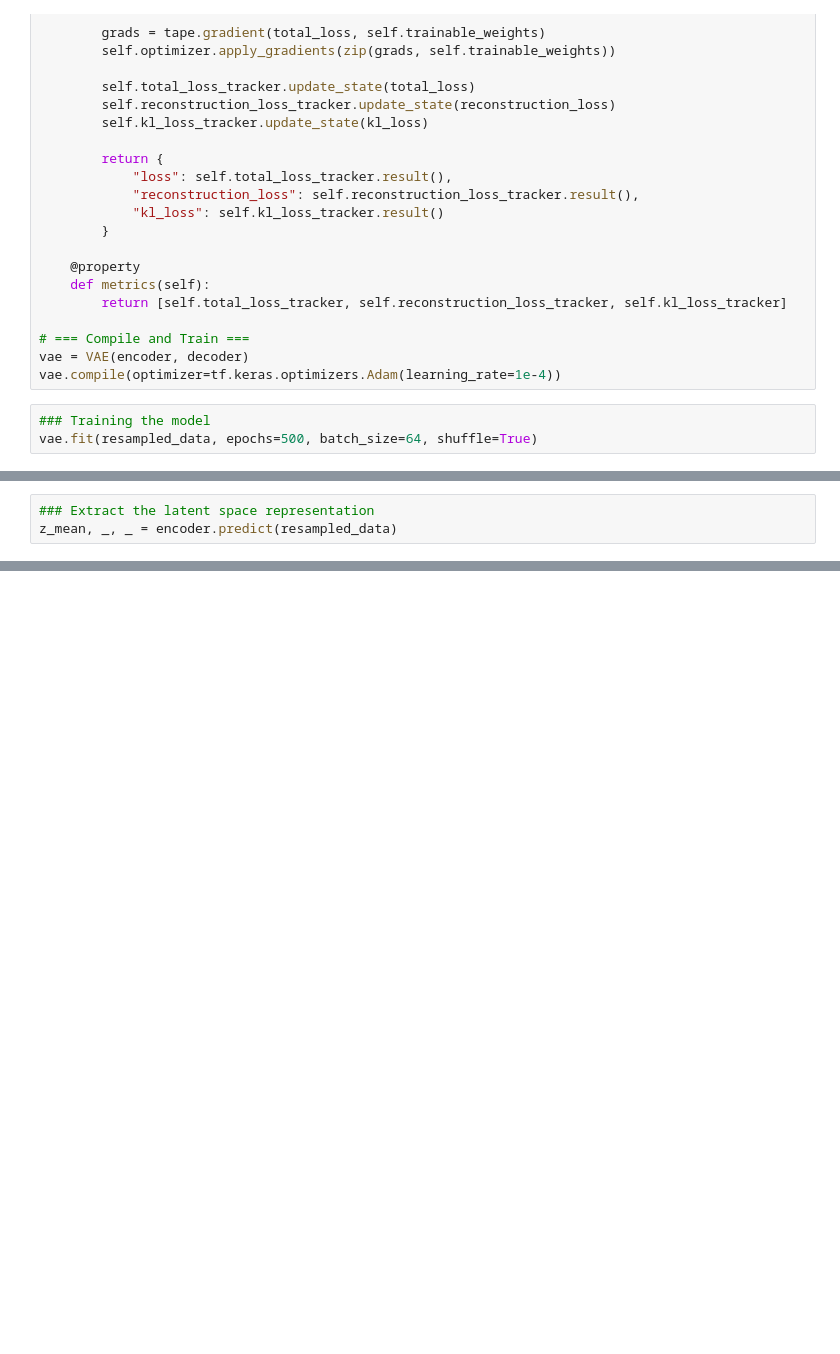
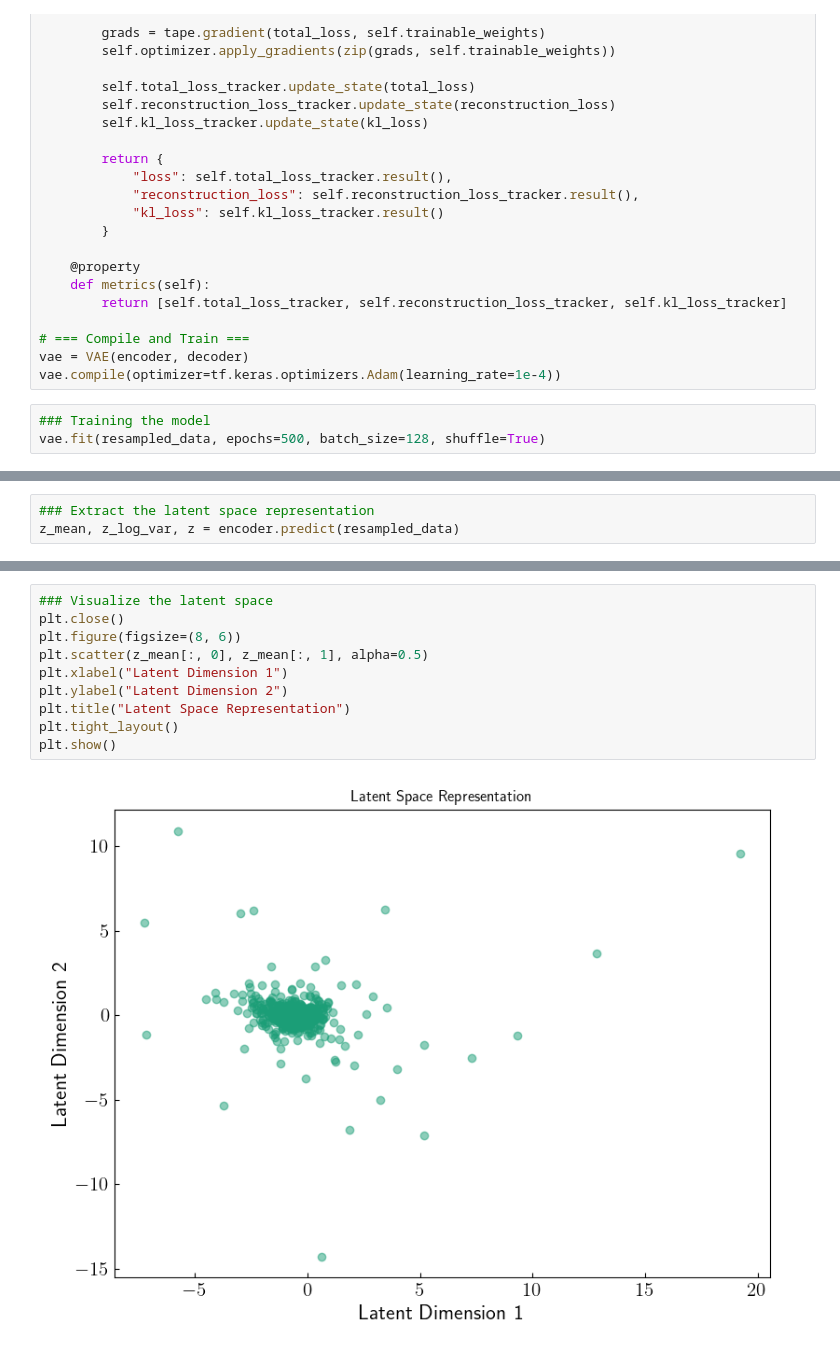
Before and after one commit to aayush3009/learnspec, a Jupyter notebook: notebooks/vae_clustering.ipynb, the cells around one changed output, grey strips where cells are left out. Drawn from its saved outputs; the diff is of its cells as text; blank space fills up the shorter version.

```diff
--- a/notebooks/vae_clustering.ipynb
+++ b/notebooks/vae_clustering.ipynb
@@ -238,4 +250,4 @@ vae = VAE(encoder, decoder)
 vae.compile(optimizer=tf.keras.optimizers.Adam(learning_rate=1e-4))
 # %%
 ### Training the model
-vae.fit(resampled_data, epochs=500, batch_size=64, shuffle=True)
+vae.fit(resampled_data, epochs=500, batch_size=128, shuffle=True)
@@ -242,3 +322,3 @@ vae.fit(resampled_data, epochs=500, batch_size=64, shuffle=True)
 # %%
 ### Extract the latent space representation
-z_mean, _, _ = encoder.predict(resampled_data)
+z_mean, z_log_var, z = encoder.predict(resampled_data)
@@ -244,0 +327,12 @@ z_mean, _, _ = encoder.predict(resampled_data)
+# %%
+### Visualize the latent space
+plt.close()
+plt.figure(figsize=(8, 6))
+plt.scatter(z_mean[:, 0], z_mean[:, 1], alpha=0.5)
+plt.xlabel("Latent Dimension 1")
+plt.ylabel("Latent Dimension 2")
+plt.title("Latent Space Representation")
+plt.tight_layout()
+plt.show()
+# %% [output]
+[figure, added]
```
Also changed, not shown: parts of 21 cells of this notebook, 7 other files.
